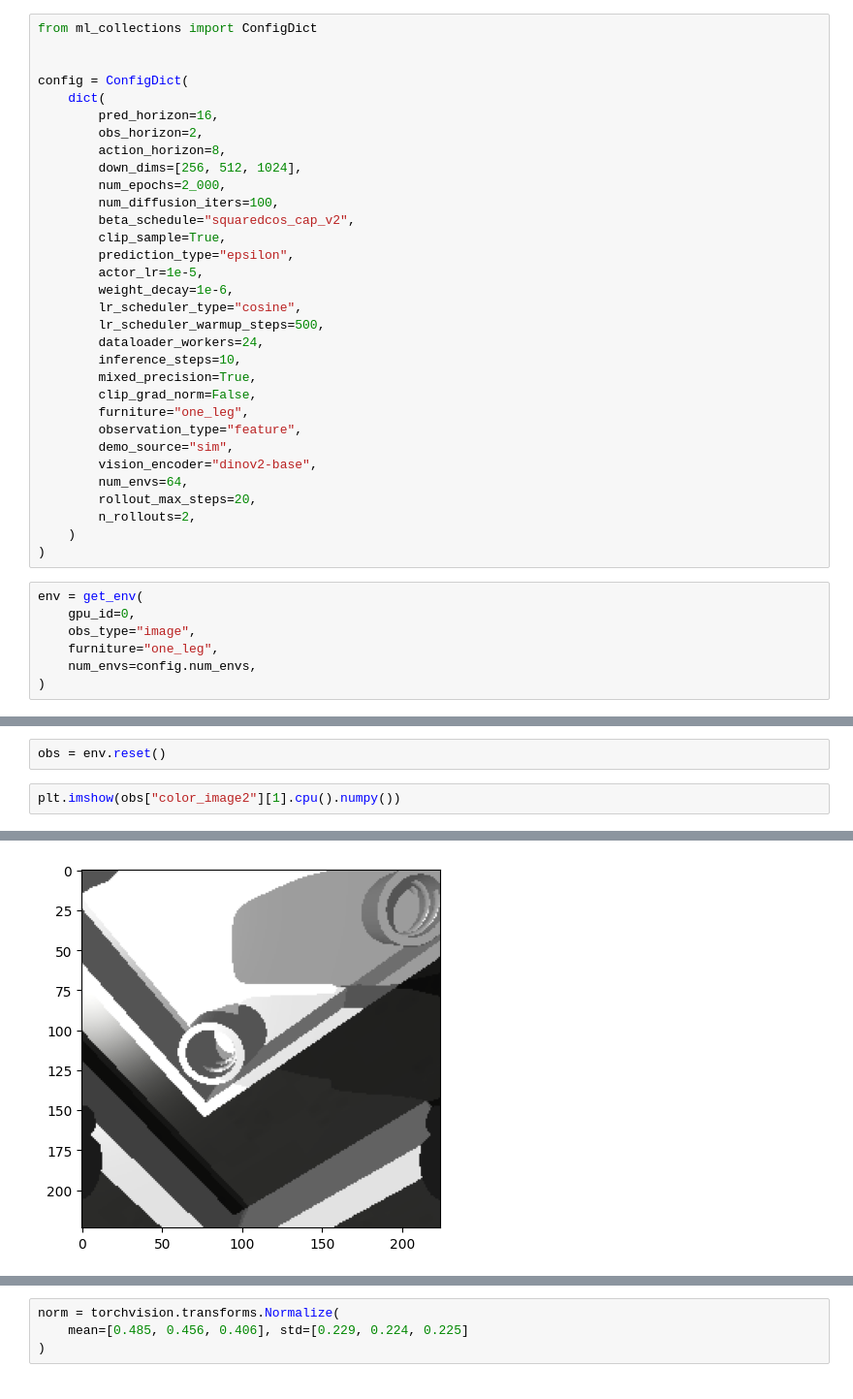
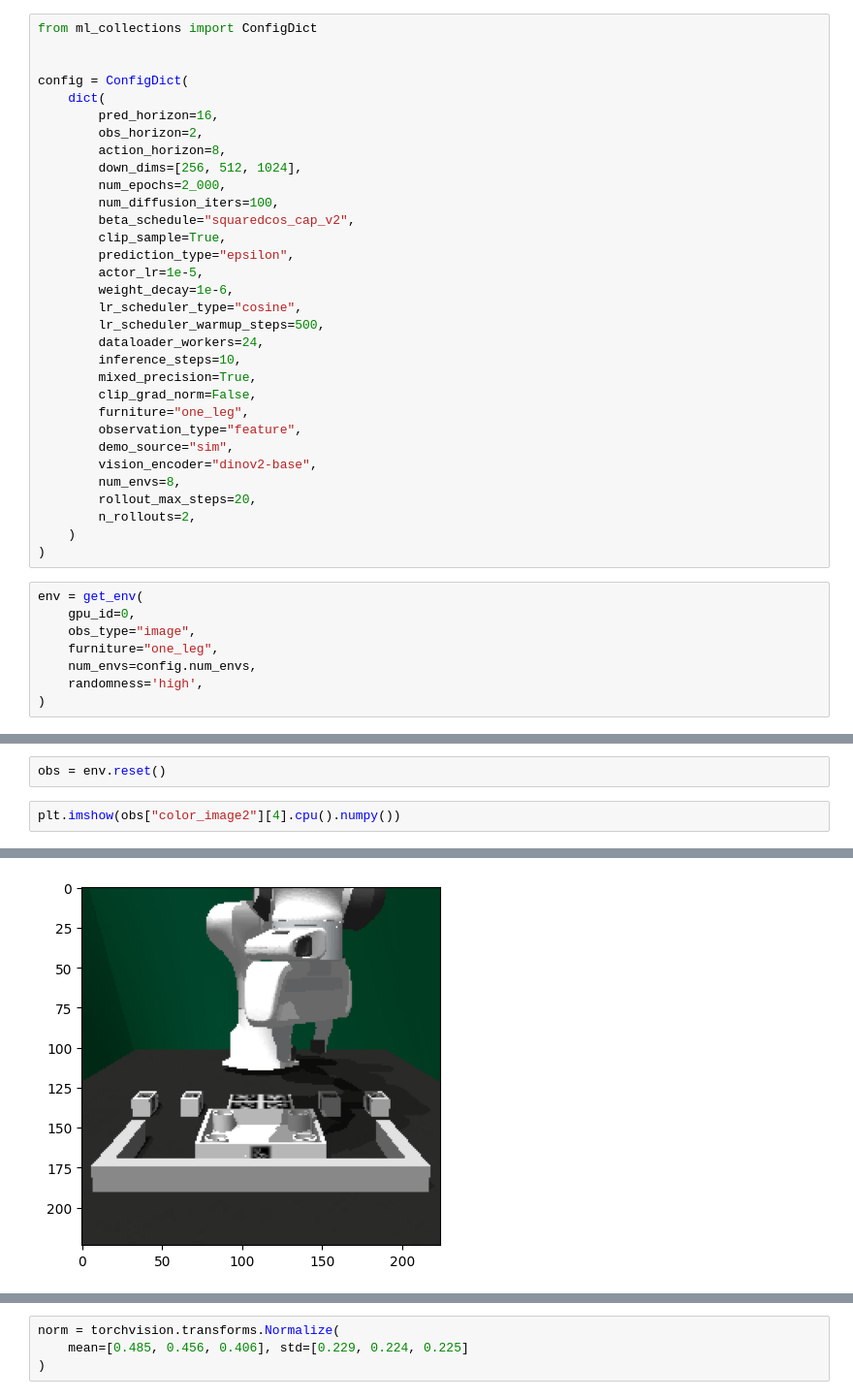
Before and after one commit to ankile/robust-rearrangement, a Jupyter notebook: notebooks/08_la_debug_rollout_imgs.ipynb, the cells around one changed output, grey strips where cells are left out. Shown at 97% size. Saved outputs shown, nothing was run; the diff lists cells and outputs as text.

```diff
--- a/notebooks/08_la_debug_rollout_imgs.ipynb
+++ b/notebooks/08_la_debug_rollout_imgs.ipynb
@@ -53,7 +53,7 @@ config = ConfigDict(
         observation_type="feature",
         demo_source="sim",
         vision_encoder="dinov2-base",
-        num_envs=64,
+        num_envs=8,
         rollout_max_steps=20,
         n_rollouts=2,
     )
@@ -64,6 +64,7 @@ env = get_env(
     obs_type="image",
     furniture="one_leg",
     num_envs=config.num_envs,
+    randomness='high',
 )
 # %% [output]
 PyTorch version 2.0.1+cu117
@@ -319,10 +322,10 @@ for frame in video2:
 # %%
 obs = env.reset()
 # %%
-plt.imshow(obs["color_image2"][1].cpu().numpy())
+plt.imshow(obs["color_image2"][4].cpu().numpy())
 # %% [output]
 <matplotlib.image.AxesImage at 0x...>
-[figure, old version]
+[figure, new version]
 # %%
 from itertools import product
 
```
Also changed, not shown: parts of 5 cells of this notebook, 3 other files.
